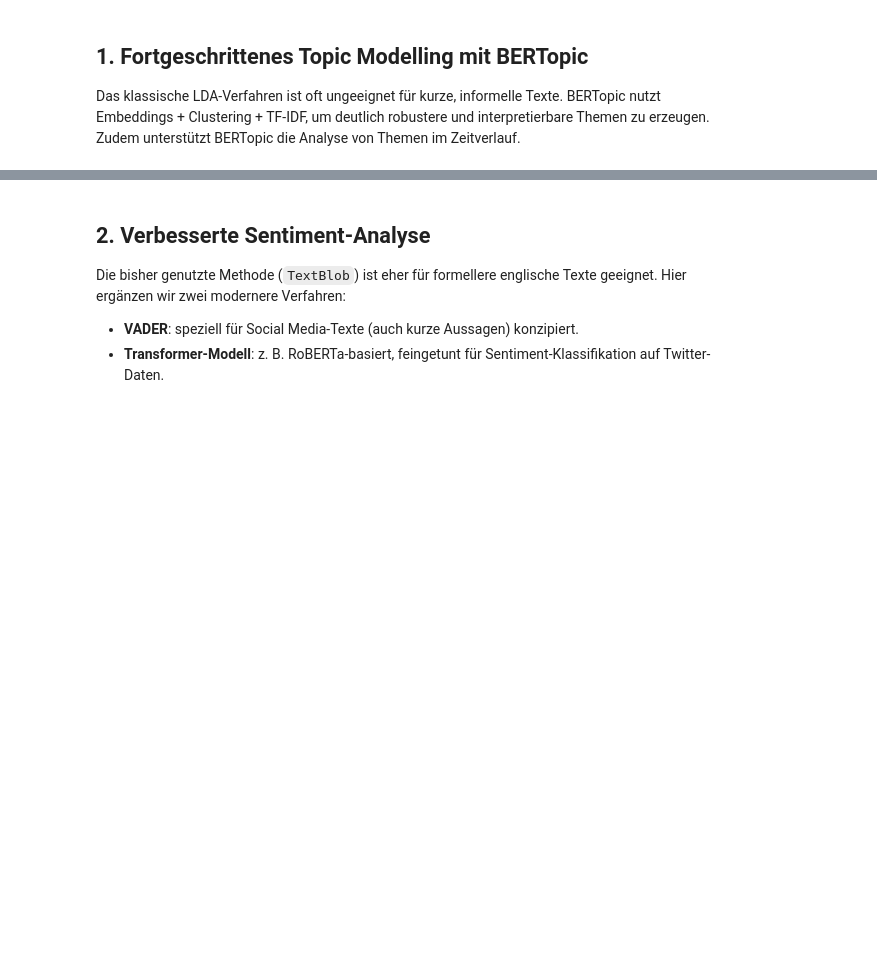
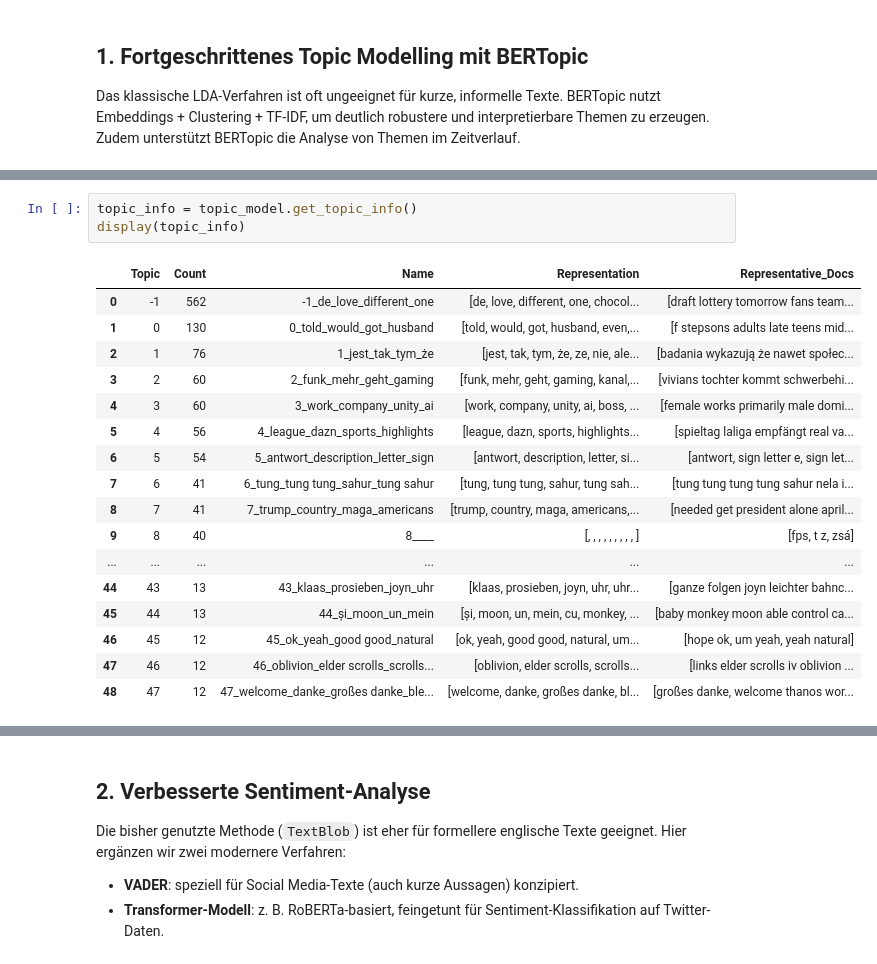
Before and after one commit to sofietheresa/TrendAnalyseSocialMedia, a Jupyter notebook: notebooks/03_data_exploration.ipynb, the cells around one changed output, grey strips where cells are left out. Drawn from its saved outputs; the diff is of its cells as text; blank space fills up the shorter version.

```diff
--- a/notebooks/03_data_exploration.ipynb
+++ b/notebooks/03_data_exploration.ipynb
@@ -198,0 +250,21 @@ topic_model.get_topic_info()
+# %%
+topic_info = topic_model.get_topic_info()
+display(topic_info)
+# %% [output]
+|  | Topic | Count | Name | Representation | Representative_Docs |
+| 0 | -1 | 562 | -1_de_love_different_one | [de, love, different, one, chocol... | [draft lottery tomorrow fans team... |
+| 1 | 0 | 130 | 0_told_would_got_husband | [told, would, got, husband, even,... | [f stepsons adults late teens mid... |
+| 2 | 1 | 76 | 1_jest_tak_tym_że | [jest, tak, tym, że, ze, nie, ale... | [badania wykazują że nawet społec... |
+| 3 | 2 | 60 | 2_funk_mehr_geht_gaming | [funk, mehr, geht, gaming, kanal,... | [vivians tochter kommt schwerbehi... |
+| 4 | 3 | 60 | 3_work_company_unity_ai | [work, company, unity, ai, boss, ... | [female works primarily male domi... |
+| 5 | 4 | 56 | 4_league_dazn_sports_highlights | [league, dazn, sports, highlights... | [spieltag laliga empfängt real va... |
+| 6 | 5 | 54 | 5_antwort_description_letter_sign | [antwort, description, letter, si... | [antwort, sign letter e, sign let... |
+| 7 | 6 | 41 | 6_tung_tung tung_sahur_tung sahur | [tung, tung tung, sahur, tung sah... | [tung tung tung tung sahur nela i... |
+| 8 | 7 | 41 | 7_trump_country_maga_americans | [trump, country, maga, americans,... | [needed get president alone april... |
+| 9 | 8 | 40 | 8____ | [, , , , , , , , , ] | [fps, t z, zsá] |
+| ... | ... | ... | ... | ... | ... |
+| 44 | 43 | 13 | 43_klaas_prosieben_joyn_uhr | [klaas, prosieben, joyn, uhr, uhr... | [ganze folgen joyn leichter bahnc... |
+| 45 | 44 | 13 | 44_și_moon_un_mein | [și, moon, un, mein, cu, monkey, ... | [baby monkey moon able control ca... |
+| 46 | 45 | 12 | 45_ok_yeah_good good_natural | [ok, yeah, good good, natural, um... | [hope ok, um yeah, yeah natural] |
+| 47 | 46 | 12 | 46_oblivion_elder scrolls_scrolls... | [oblivion, elder scrolls, scrolls... | [links elder scrolls iv oblivion ... |
+| 48 | 47 | 12 | 47_welcome_danke_großes danke_ble... | [welcome, danke, großes danke, bl... | [großes danke, welcome thanos wor... |
```
Also changed, not shown: parts of 14 cells of this notebook, 1 other file.
